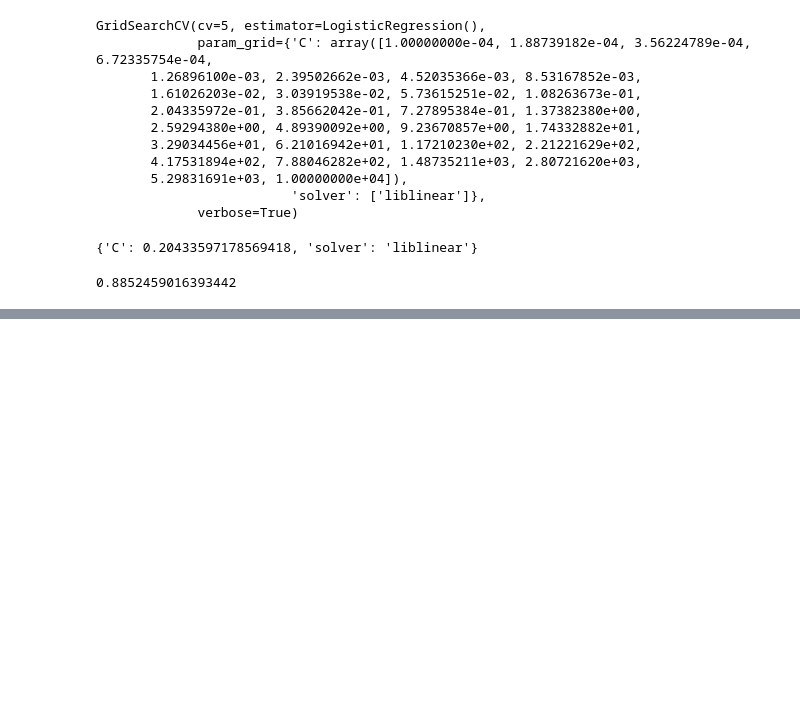
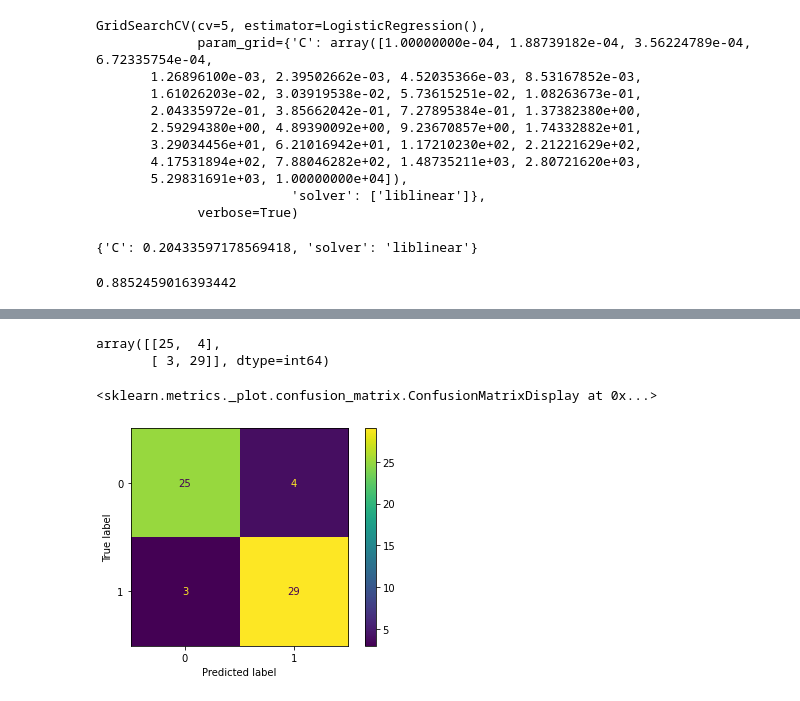
Before and after one commit to Srijan-1-3/Heart-Disease-Classification, a Jupyter notebook: heart-disease-classification.ipynb, the cells around one changed output, grey strips where cells are left out. Saved outputs shown, nothing was run; the diff lists cells and outputs as text; code cells hidden in the pictures; blank space fills up the shorter version.

```diff
--- a/heart-disease-classification.ipynb
+++ b/heart-disease-classification.ipynb
@@ -317,0 +334,14 @@ gs_reg.score(x_test,y_test)
+# %%
+from sklearn.metrics import confusion_matrix
+
+confusion_matrix(y_test,y_preds)
+# %% [output]
+array([[25,  4],
+       [ 3, 29]], dtype=int64)
+# %%
+from sklearn.metrics import plot_confusion_matrix
+
+plot_confusion_matrix(gs_reg,x_test,y_test)
+# %% [output]
+<sklearn.metrics._plot.confusion_matrix.ConfusionMatrixDisplay at 0x...>
+[figure, added]
```
Also changed, not shown: parts of 4 cells of this notebook, 3 other files.
